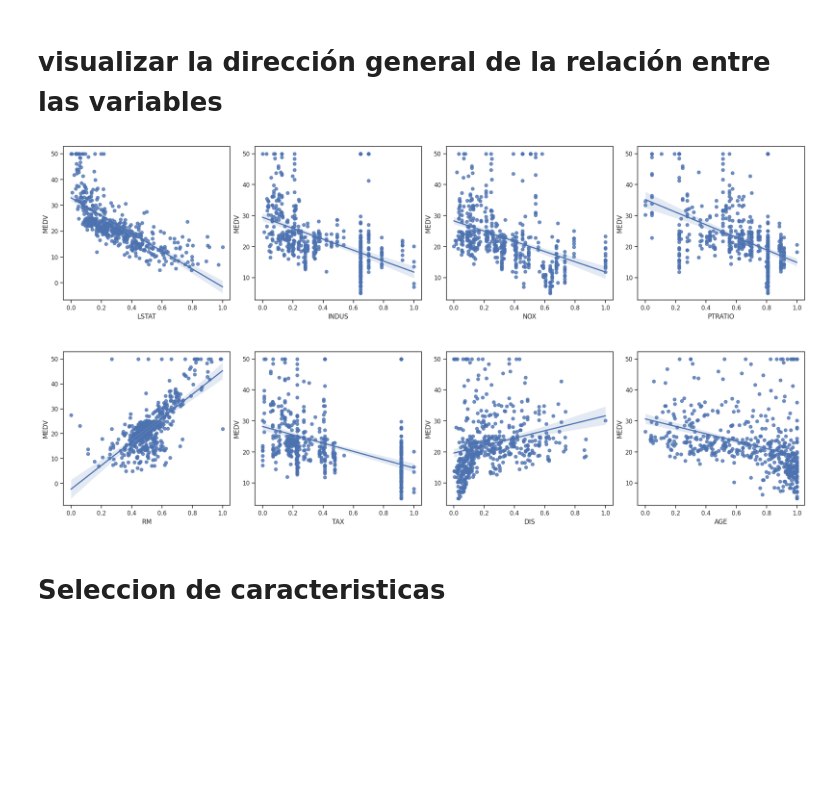
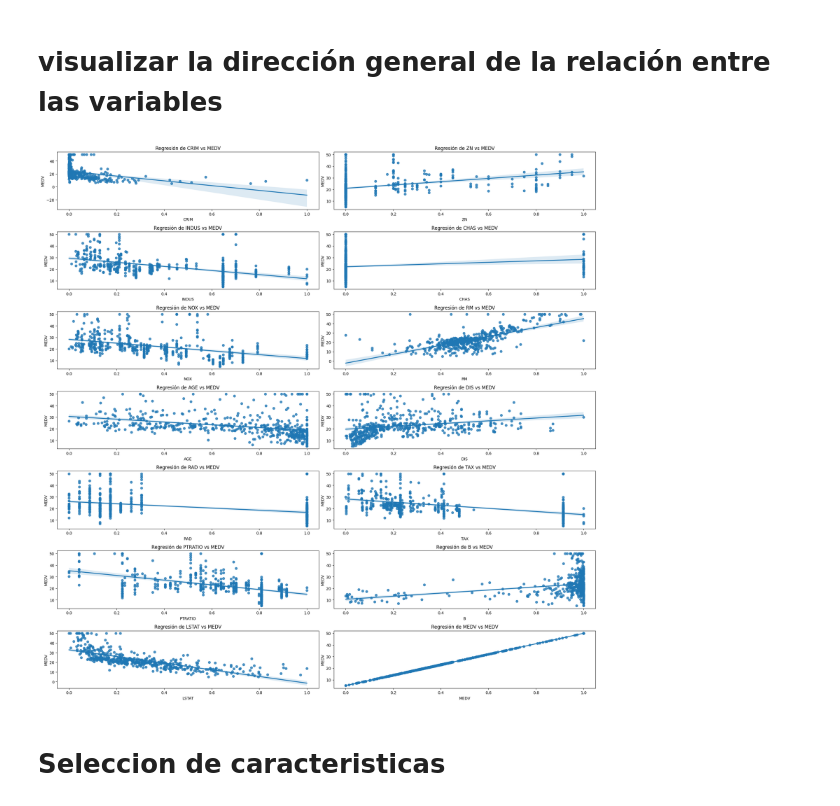
Before and after one commit to Elrodri11/Dataset-boston, a Jupyter notebook: Dataset_boston.ipynb, the cells around one changed output. Saved outputs shown, nothing was run; the diff lists cells and outputs as text; code cells hidden in the pictures; blank space fills up the shorter version.

```diff
--- a/Dataset_boston.ipynb
+++ b/Dataset_boston.ipynb
@@ -249,43 +249,27 @@ plt.show()
 # %% [markdown]
 # visualizar la dirección general de la relación entre las variables
 # %%
-# Importar el módulo de preprocesamiento de scikit-learn, que se utilizará para escalar características.
-from sklearn import preprocessing
-
-# Crear un objeto MinMaxScaler, que se utilizará para escalar los datos entre 0 y 1.
-min_max_scaler = preprocessing.MinMaxScaler()
-
-# Seleccionar las columnas del DataFrame data para el conjunto de características (x).
-x = data.loc[:, column_sels]
-
-# Seleccionar la columna 'MEDV' del DataFrame data como la variable objetivo (y).
-y = data['MEDV']
-
-# Escalar los datos del conjunto de características utilizando el MinMaxScaler.
-# Esto asegura que todas las características estén en el mismo rango [0, 1].
-x = pd.DataFrame(data=min_max_scaler.fit_transform(x), columns=column_sels)
-
-# Crear una figura con 2 filas y 4 columnas de subplots, con un tamaño de 20x10 pulgadas.
-fig, axs = plt.subplots(ncols=4, nrows=2, figsize=(20, 10))
-
-# Inicializar un índice para rastrear la posición del subplot actual.
-index = 0
+# Crear una figura con 4 filas y 4 columnas de subplots, con un tamaño de 20x20 pulgadas.
+fig, axs = plt.subplots(ncols=2, nrows=7, figsize=(20, 20))
 
 # "Aplanar" la matriz de subplots para que sea más fácil iterar sobre ellos.
 axs = axs.flatten()
 
-# Iterar a través de las columnas seleccionadas (column_sels).
-for i, k in enumerate(column_sels):
+# Iterar a través de las columnas en 'column_names'.
+for i, k in enumerate(column_names):
     # Trazar un gráfico de regresión (regplot) entre la variable objetivo (y) y cada columna escalada (x[k]).
     sns.regplot(y=y, x=x[k], ax=axs[i])
 
-    # Incrementar el índice para pasar al siguiente subplot.
-    index += 1
+    # Configurar el título y los ejes.
+    axs[i].set_title(f'Regresión de {k} vs MEDV')
+    axs[i].set_xlabel(k)
+    axs[i].set_ylabel('MEDV')
 
 # Ajustar el diseño de los subplots para evitar superposiciones.
-plt.tight_layout(pad=0.4, w_pad=0.5, h_pad=5.0)
+plt.tight_layout(pad=0.4, w_pad=0.5, h_pad=1.0)
+plt.show()
 # %% [output]
-[figure, old version]
+[figure, new version]
 # %% [markdown]
 # Seleccion de caracteristicas
 # %%
```
Also changed, not shown: parts of 12 cells of this notebook.
